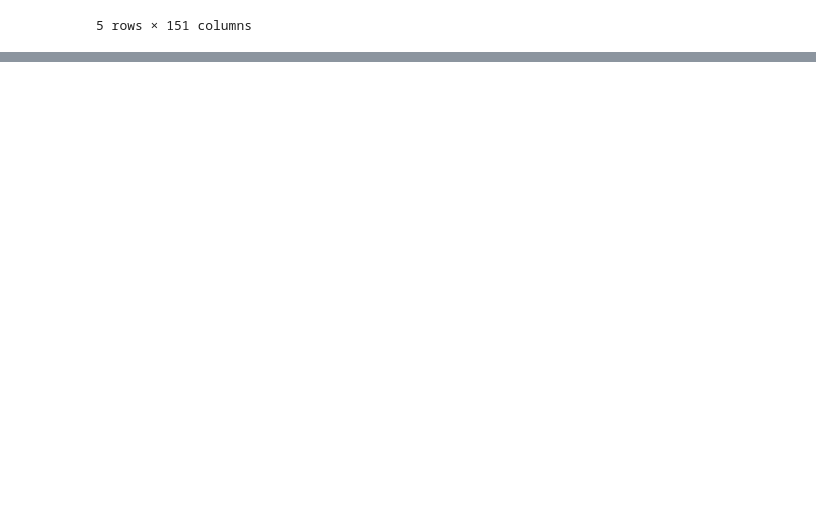
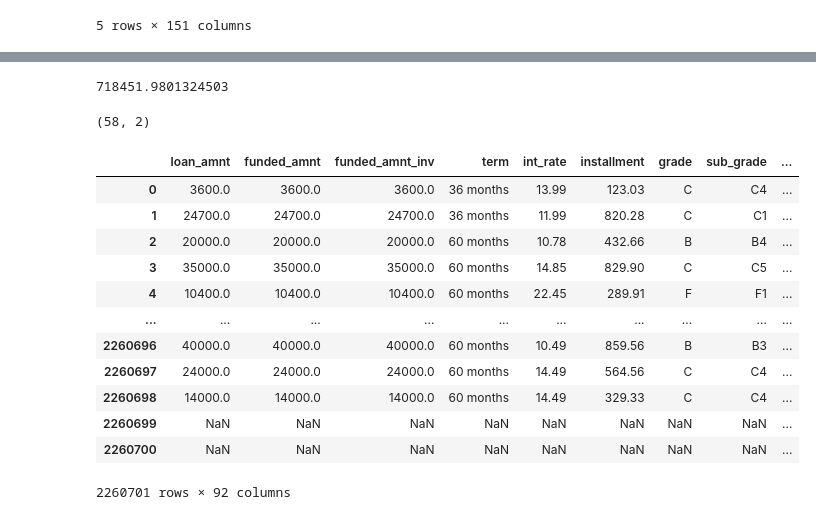
Before and after one commit to prpercy/LendingGenie, a Jupyter notebook: ModelOptions/WorkingDraft copy.ipynb, the cells around one changed output, grey strips where cells are left out. Saved outputs shown, nothing was run; the diff lists cells and outputs as text; code cells hidden in the pictures; blank space fills up the shorter version.

```diff
--- a/ModelOptions/WorkingDraft copy.ipynb
+++ b/ModelOptions/WorkingDraft copy.ipynb
@@ -7,3 +7,5 @@ import sklearn as sk
 import hvplot.pandas
 from watermark import watermark
 %matplotlib inline
+pd.set_option('display.max_colwidth', 100)
+pd.set_option('display.max_rows', 2000)
@@ -60,0 +56,3 @@ df.shape
+# %%
+nan_values = pd.DataFrame(df.isna().sum(),columns = ["NAN Count"]).reset_index()
+nan_values.sort_values(nan_values.columns[1], ascending=False)
@@ -60,0 +77,27 @@ df.shape
+# %%
+nan_values['NAN Count'].mean()
+# %% [output]
+718451.9801324503
+# %%
+nan_values[(nan_values['NAN Count'] > 500000)].shape
+# %% [output]
+(58, 2)
+# %%
+drop_columns = nan_values[(nan_values['NAN Count'] > 500000)]['index'].tolist()
+drop_columns.append('id')
+df_1 = df.drop(drop_columns, axis=1)
+df_1
+# %% [output]
+|  | loan_amnt | funded_amnt | funded_amnt_inv | term | int_rate | installment | grade | sub_grade | ... |
+| 0 | 3600.0 | 3600.0 | 3600.0 | 36 months | 13.99 | 123.03 | C | C4 | ... |
+| 1 | 24700.0 | 24700.0 | 24700.0 | 36 months | 11.99 | 820.28 | C | C1 | ... |
+| 2 | 20000.0 | 20000.0 | 20000.0 | 60 months | 10.78 | 432.66 | B | B4 | ... |
+| 3 | 35000.0 | 35000.0 | 35000.0 | 60 months | 14.85 | 829.90 | C | C5 | ... |
+| 4 | 10400.0 | 10400.0 | 10400.0 | 60 months | 22.45 | 289.91 | F | F1 | ... |
+| ... | ... | ... | ... | ... | ... | ... | ... | ... | ... |
+| 2260696 | 40000.0 | 40000.0 | 40000.0 | 60 months | 10.49 | 859.56 | B | B3 | ... |
+| 2260697 | 24000.0 | 24000.0 | 24000.0 | 60 months | 14.49 | 564.56 | C | C4 | ... |
+| 2260698 | 14000.0 | 14000.0 | 14000.0 | 60 months | 14.49 | 329.33 | C | C4 | ... |
+| 2260699 | NaN | NaN | NaN | NaN | NaN | NaN | NaN | NaN | ... |
+| 2260700 | NaN | NaN | NaN | NaN | NaN | NaN | NaN | NaN | ... |
+2260701 rows × 92 columns
```
Also changed, not shown: parts of 9 cells of this notebook, 1 other file.
